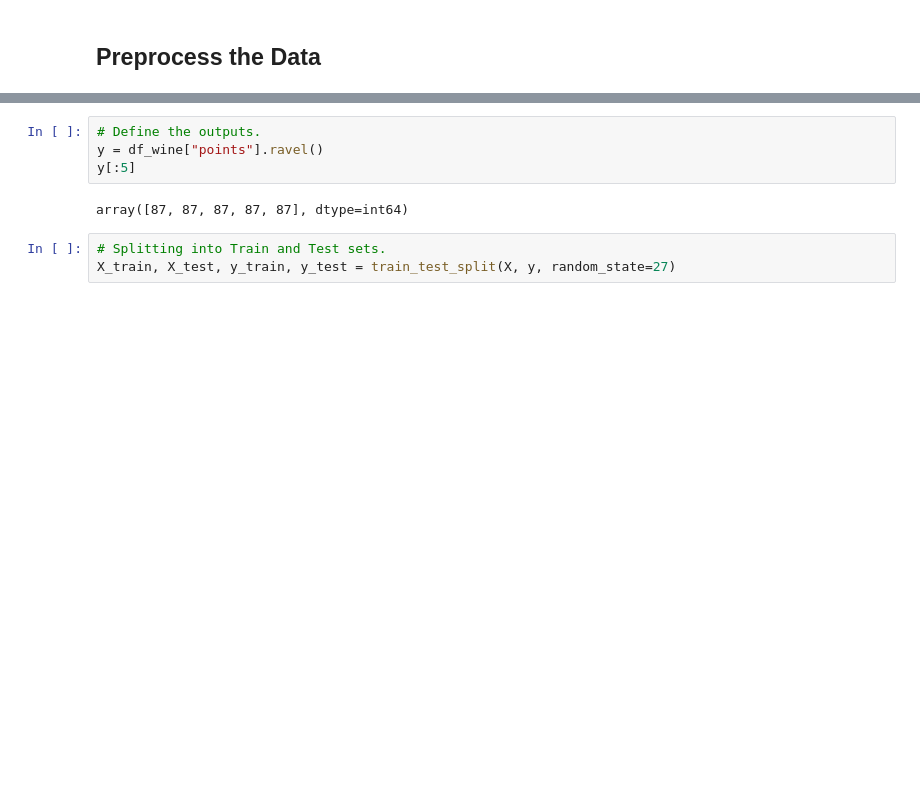
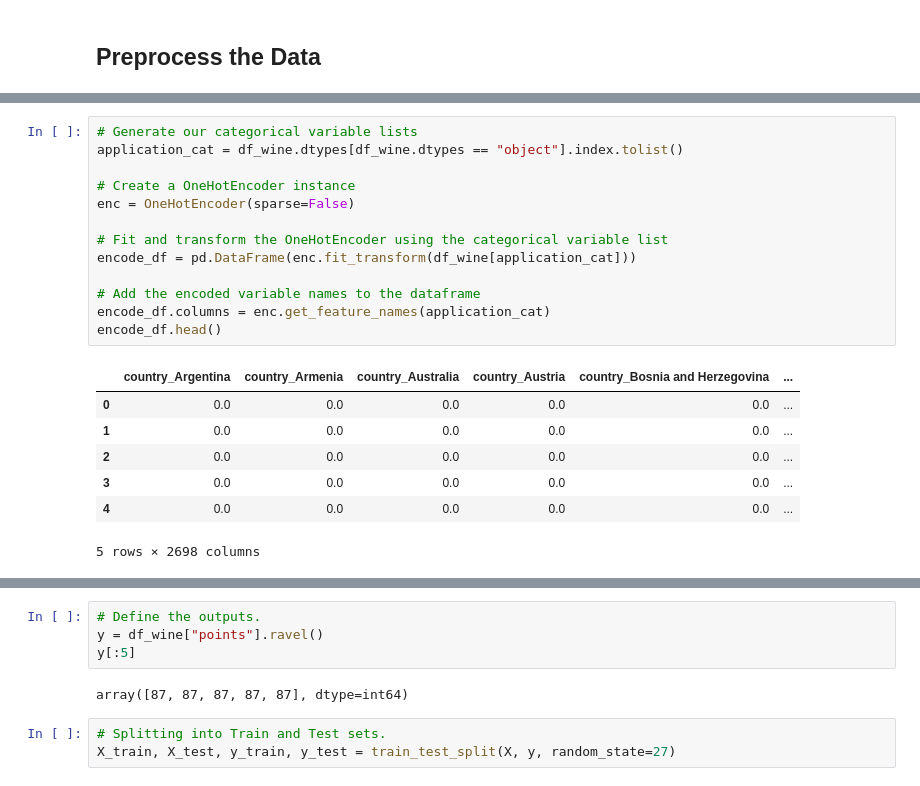
Before and after one commit to whitneyshine/austin_project, a Jupyter notebook: MLModel.ipynb, the cells around one changed output, grey strips where cells are left out. Cells and saved outputs as stored; diff of their text form; blank space fills up the shorter version.

```diff
--- a/MLModel.ipynb
+++ b/MLModel.ipynb
@@ -38,0 +89,21 @@ X.head()
+# %%
+# Generate our categorical variable lists
+application_cat = df_wine.dtypes[df_wine.dtypes == "object"].index.tolist()
+
+# Create a OneHotEncoder instance
+enc = OneHotEncoder(sparse=False)
+
+# Fit and transform the OneHotEncoder using the categorical variable list
+encode_df = pd.DataFrame(enc.fit_transform(df_wine[application_cat]))
+
+# Add the encoded variable names to the dataframe
+encode_df.columns = enc.get_feature_names(application_cat)
+encode_df.head()
+# %% [output]
+|  | country_Argentina | country_Armenia | country_Australia | country_Austria | country_Bosnia and Herzegovina | ... |
+| 0 | 0.0 | 0.0 | 0.0 | 0.0 | 0.0 | ... |
+| 1 | 0.0 | 0.0 | 0.0 | 0.0 | 0.0 | ... |
+| 2 | 0.0 | 0.0 | 0.0 | 0.0 | 0.0 | ... |
+| 3 | 0.0 | 0.0 | 0.0 | 0.0 | 0.0 | ... |
+| 4 | 0.0 | 0.0 | 0.0 | 0.0 | 0.0 | ... |
+5 rows × 2698 columns
```
Also changed, not shown: parts of 9 cells of this notebook.
